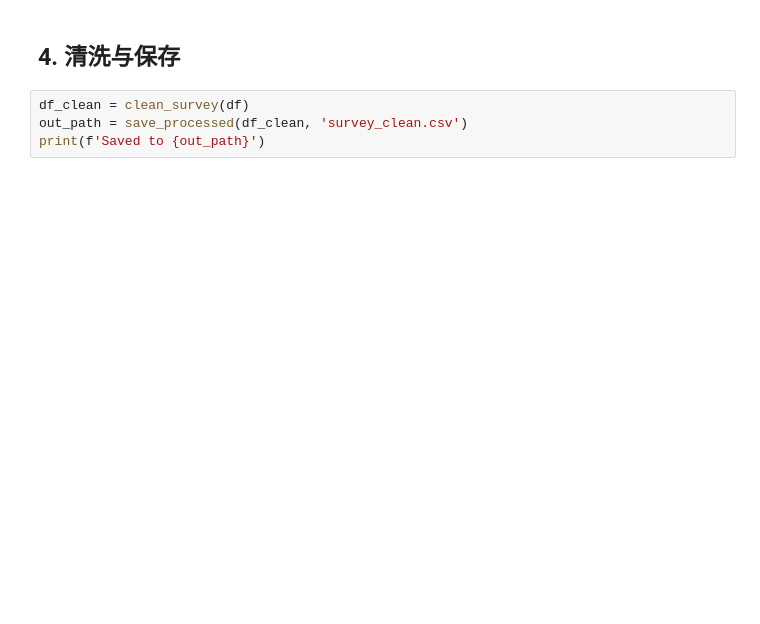
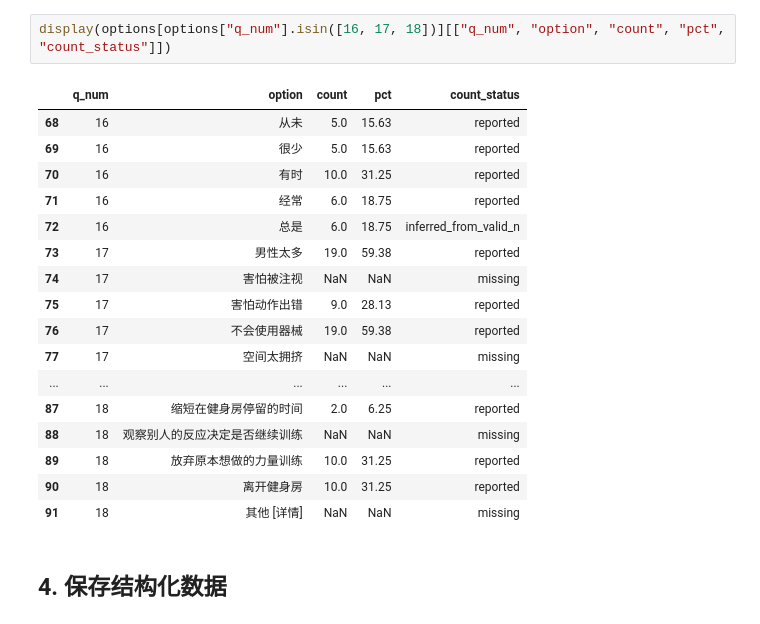
Before and after one commit to pheonix2006/ucug1808-gendered-gym-space, a Jupyter notebook: notebooks/01_data_overview.ipynb, the cells around one changed output. Saved outputs shown, nothing was run; the diff lists cells and outputs as text; blank space fills up the shorter version.

```diff
--- a/notebooks/01_data_overview.ipynb
+++ b/notebooks/01_data_overview.ipynb
@@ -30,6 +60,22 @@ pd.DataFrame({'missing': missing, 'pct': missing_pct}).query('missing > 0')
+# %%
+display(options[options["q_num"].isin([16, 17, 18])][["q_num", "option", "count", "pct", "count_status"]])
+# %% [output]
+|  | q_num | option | count | pct | count_status |
+| 68 | 16 | 从未 | 5.0 | 15.63 | reported |
+| 69 | 16 | 很少 | 5.0 | 15.63 | reported |
+| 70 | 16 | 有时 | 10.0 | 31.25 | reported |
+| 71 | 16 | 经常 | 6.0 | 18.75 | reported |
+| 72 | 16 | 总是 | 6.0 | 18.75 | inferred_from_valid_n |
+| 73 | 17 | 男性太多 | 19.0 | 59.38 | reported |
+| 74 | 17 | 害怕被注视 | NaN | NaN | missing |
+| 75 | 17 | 害怕动作出错 | 9.0 | 28.13 | reported |
+| 76 | 17 | 不会使用器械 | 19.0 | 59.38 | reported |
+| 77 | 17 | 空间太拥挤 | NaN | NaN | missing |
+| ... | ... | ... | ... | ... | ... |
+| 87 | 18 | 缩短在健身房停留的时间 | 2.0 | 6.25 | reported |
+| 88 | 18 | 观察别人的反应决定是否继续训练 | NaN | NaN | missing |
+| 89 | 18 | 放弃原本想做的力量训练 | 10.0 | 31.25 | reported |
+| 90 | 18 | 离开健身房 | 10.0 | 31.25 | reported |
+| 91 | 18 | 其他 [详情] | NaN | NaN | missing |
 # %% [markdown]
-## 4. 清洗与保存
+## 4. 保存结构化数据
-# %%
-df_clean = clean_survey(df)
-out_path = save_processed(df_clean, 'survey_clean.csv')
-print(f'Saved to {out_path}')
```
Also changed, not shown: parts of 14 cells of this notebook, 30 other files.
